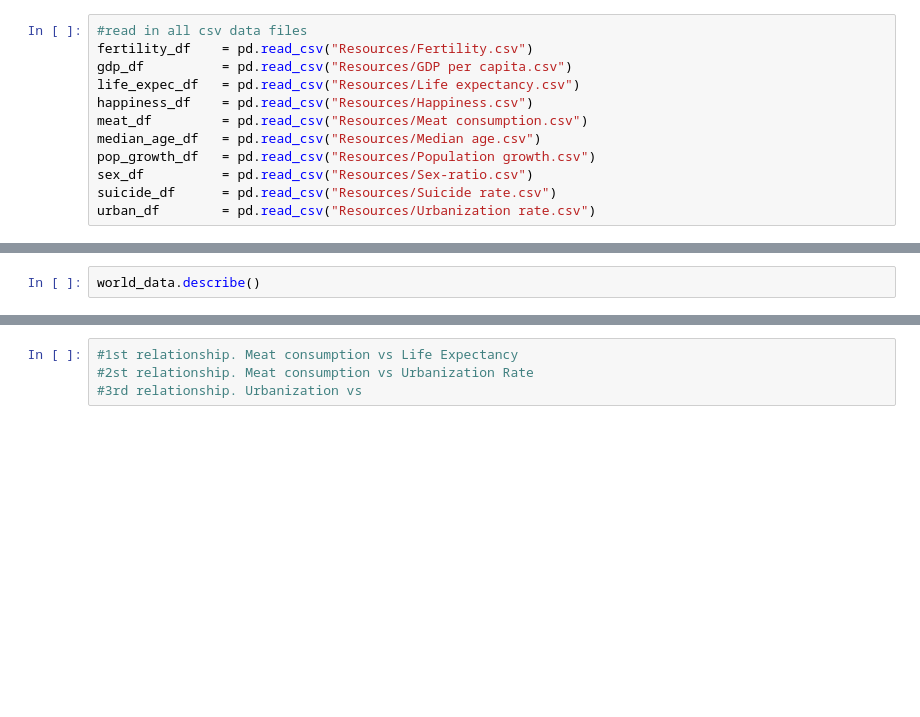
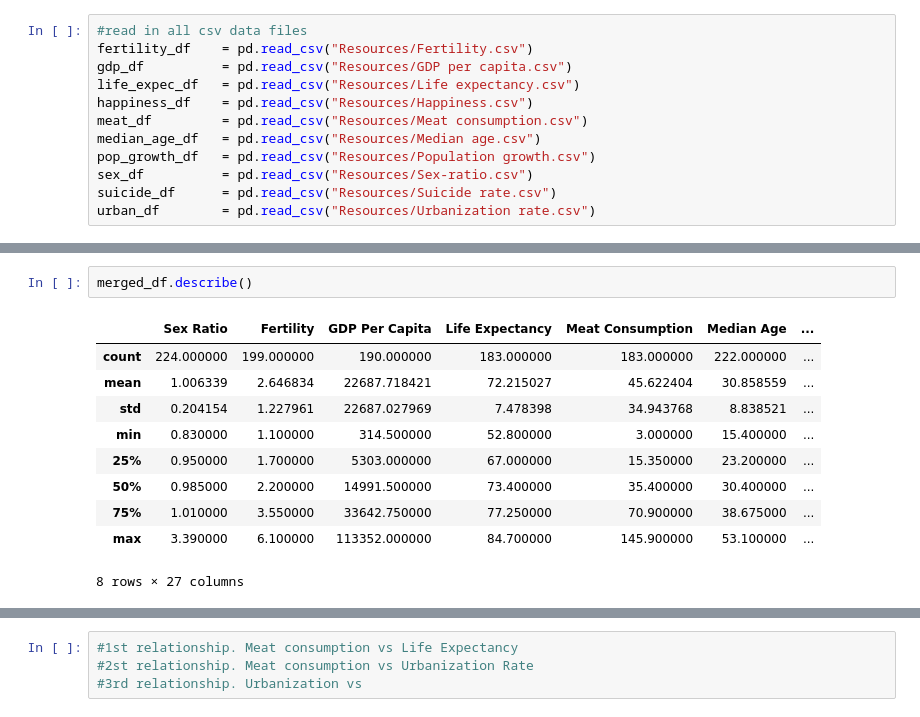
Before and after one commit to ermcgrew/bootcamp_project_one, a Jupyter notebook: data_analysis.ipynb, the cells around one changed output, grey strips where cells are left out. Drawn from its saved outputs; the diff is of its cells as text; blank space fills up the shorter version.

```diff
--- a/data_analysis.ipynb
+++ b/data_analysis.ipynb
@@ -177,3 +231,14 @@ world_data.dtypes
 # %%
-world_data.describe()
+merged_df.describe()
+# %% [output]
+|  | Sex Ratio | Fertility | GDP Per Capita | Life Expectancy | Meat Consumption | Median Age | ... |
+| count | 224.000000 | 199.000000 | 190.000000 | 183.000000 | 183.000000 | 222.000000 | ... |
+| mean | 1.006339 | 2.646834 | 22687.718421 | 72.215027 | 45.622404 | 30.858559 | ... |
+| std | 0.204154 | 1.227961 | 22687.027969 | 7.478398 | 34.943768 | 8.838521 | ... |
+| min | 0.830000 | 1.100000 | 314.500000 | 52.800000 | 3.000000 | 15.400000 | ... |
+| 25% | 0.950000 | 1.700000 | 5303.000000 | 67.000000 | 15.350000 | 23.200000 | ... |
+| 50% | 0.985000 | 2.200000 | 14991.500000 | 73.400000 | 35.400000 | 30.400000 | ... |
+| 75% | 1.010000 | 3.550000 | 33642.750000 | 77.250000 | 70.900000 | 38.675000 | ... |
+| max | 3.390000 | 6.100000 | 113352.000000 | 84.700000 | 145.900000 | 53.100000 | ... |
+8 rows × 27 columns
 # %%
```
Also changed, not shown: parts of 27 cells of this notebook, 1 other file.
